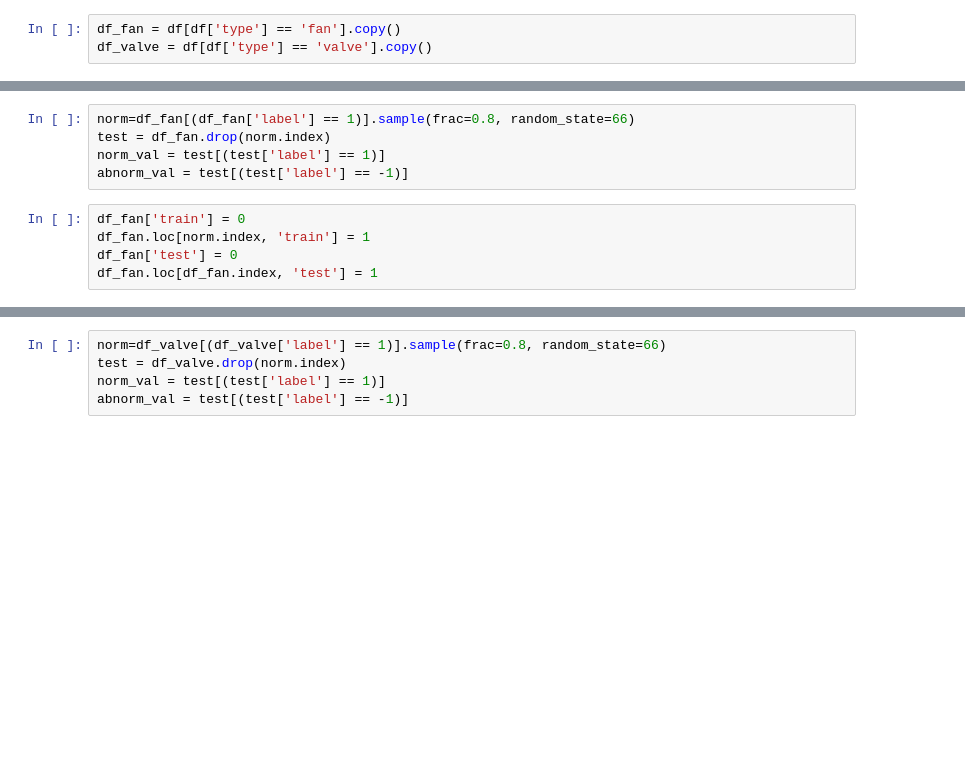
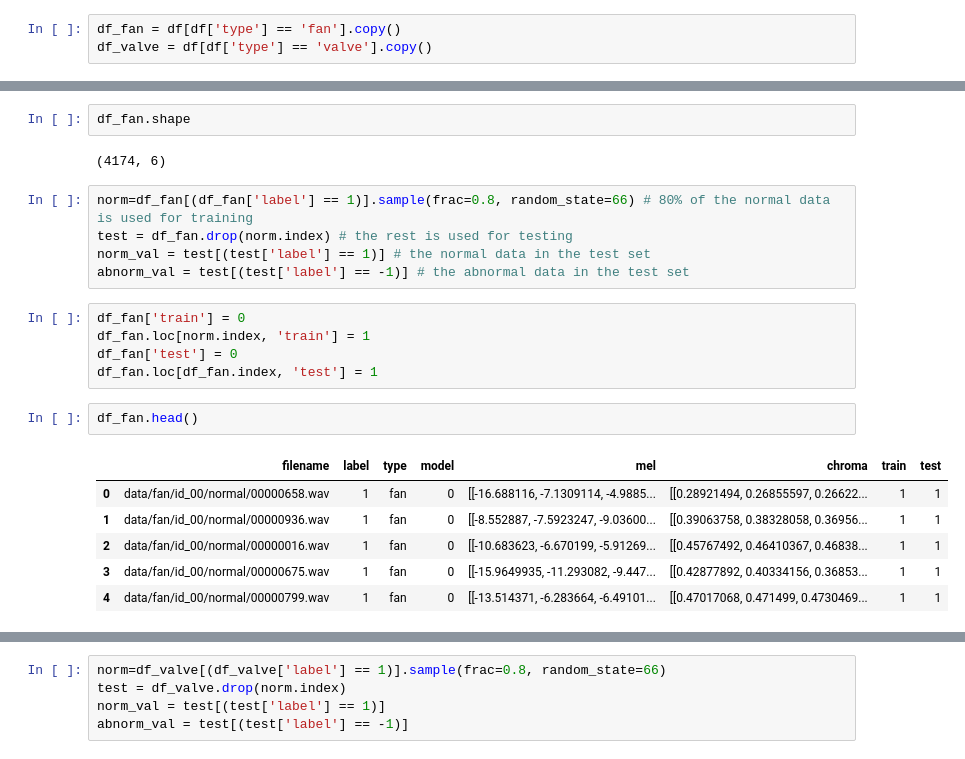
Before and after one commit to siloFoX/learning-Exploring-AAD, a Jupyter notebook: notebooks/1-AutoEncoder_comp.ipynb, the cells around one changed output, grey strips where cells are left out. Cells and saved outputs as stored; diff of their text form; blank space fills up the shorter version.

```diff
--- a/notebooks/1-AutoEncoder_comp.ipynb
+++ b/notebooks/1-AutoEncoder_comp.ipynb
@@ -462,10 +519,23 @@ df_valve = df[df['type'] == 'valve'].copy()
+# %%
+df_fan.shape
+# %% [output]
+(4174, 6)
 # %%
-norm=df_fan[(df_fan['label'] == 1)].sample(frac=0.8, random_state=66)
-test = df_fan.drop(norm.index)
-norm_val = test[(test['label'] == 1)]
-abnorm_val = test[(test['label'] == -1)]
+norm=df_fan[(df_fan['label'] == 1)].sample(frac=0.8, random_state=66) # 80% of the normal data is used for training
+test = df_fan.drop(norm.index) # the rest is used for testing
+norm_val = test[(test['label'] == 1)] # the normal data in the test set
+abnorm_val = test[(test['label'] == -1)] # the abnormal data in the test set
 # %%
 df_fan['train'] = 0
 df_fan.loc[norm.index, 'train'] = 1
 df_fan['test'] = 0
 df_fan.loc[df_fan.index, 'test'] = 1
+# %%
+df_fan.head()
+# %% [output]
+|  | filename | label | type | model | mel | chroma | train | test |
+| 0 | data/fan/id_00/normal/00000658.wav | 1 | fan | 0 | [[-16.688116, -7.1309114, -4.9885... | [[0.28921494, 0.26855597, 0.26622... | 1 | 1 |
+| 1 | data/fan/id_00/normal/00000936.wav | 1 | fan | 0 | [[-8.552887, -7.5923247, -9.03600... | [[0.39063758, 0.38328058, 0.36956... | 1 | 1 |
+| 2 | data/fan/id_00/normal/00000016.wav | 1 | fan | 0 | [[-10.683623, -6.670199, -5.91269... | [[0.45767492, 0.46410367, 0.46838... | 1 | 1 |
+| 3 | data/fan/id_00/normal/00000675.wav | 1 | fan | 0 | [[-15.9649935, -11.293082, -9.447... | [[0.42877892, 0.40334156, 0.36853... | 1 | 1 |
+| 4 | data/fan/id_00/normal/00000799.wav | 1 | fan | 0 | [[-13.514371, -6.283664, -6.49101... | [[0.47017068, 0.471499, 0.4730469... | 1 | 1 |
```
Also changed, not shown: parts of 20 cells of this notebook, 24 other files.
